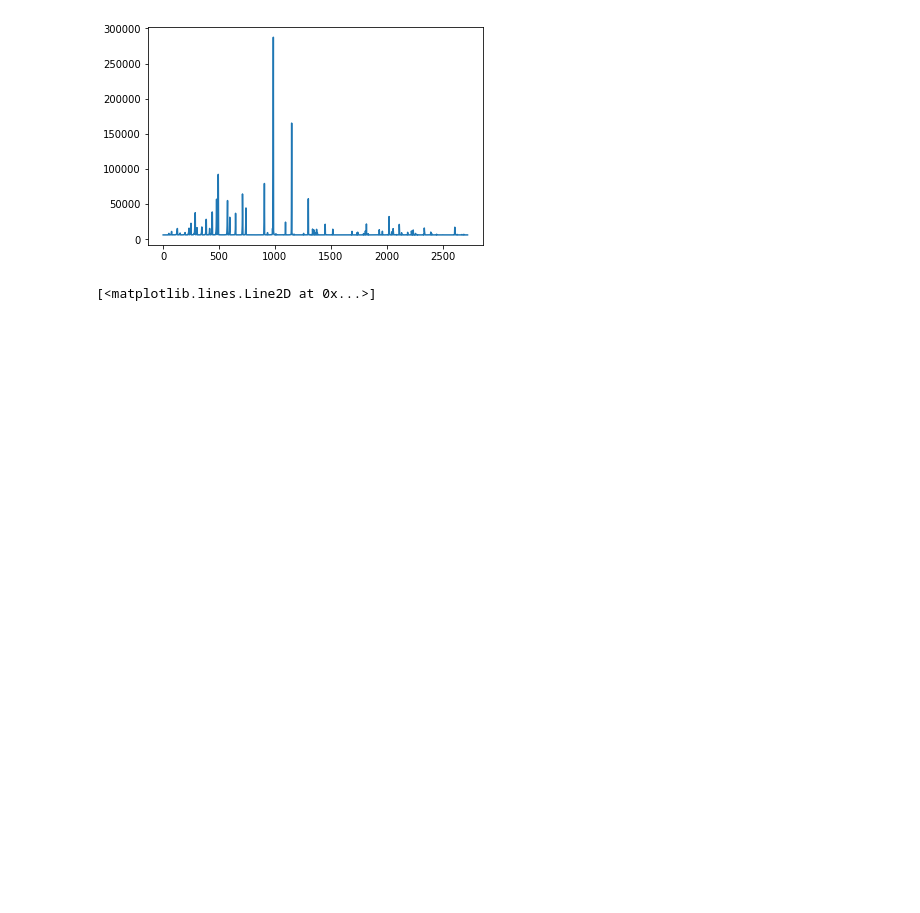
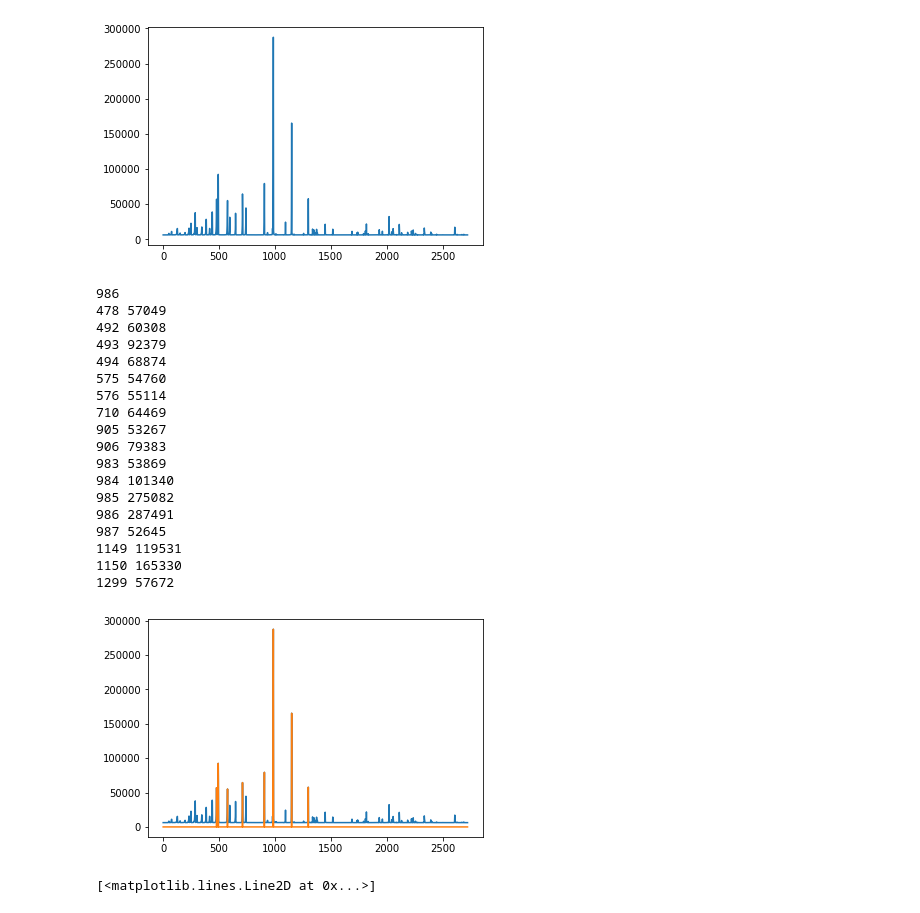
Before and after one commit to rtlow/CHARM-KASTr, a Jupyter notebook: jupyter/testingnb.ipynb, the cells around one changed output. Drawn from its saved outputs; the diff is of its cells as text; code cells hidden in the pictures; blank space fills up the shorter version.

```diff
--- a/jupyter/testingnb.ipynb
+++ b/jupyter/testingnb.ipynb
@@ -442,6 +448,58 @@ plt.plot(np.sum(arc_slc, axis=1))
 # %% [output]
 [<matplotlib.lines.Line2D at 0x...>]
 [figure]
+# %%
+arc_d = np.sum(arc_slc, axis=1)
+
+plt.plot(arc_d)
+'''
+plt.savefig('arc_spectrumhr.png', type='png', dpi=400)
+'''
+
+above50000d = []
+above50000i = []
+
+a5d = []
+a5i = []
+
+for i in range( len(arc_d)):
+    if (arc_d[i] > 50000):
+        a5d.append(arc_d[i])
+        a5i.append(i)
+
+for i in range( len(arc_d)):
+    if (arc_d[i] > 50000):
+        above50000d.append(arc_d[i])
+        above50000i.append(i)
+    else:
+        above50000d.append(0)
+        above50000i.append(i)
+
+print(np.argmax( arc_d))
+plt.plot(above50000i, above50000d)
+
+for i in range(len(a5d)):
+    print( a5i[i], a5d[i])
+# %% [output]
+986
+478 57049
+492 60308
+493 92379
+494 68874
+575 54760
+576 55114
+710 64469
+905 53267
+906 79383
+983 53869
+984 101340
+985 275082
+986 287491
+987 52645
+1149 119531
+1150 165330
+1299 57672
+[figure, added]
 # %%
 g_1042 = fits.open('/home/ryan/projects/KASTr_data/raw/data-2017-08-12-shane-Adam.Burgasser/red/1038/r1042.fits')
 
```
Also changed, not shown: parts of 1 cell of this notebook.
